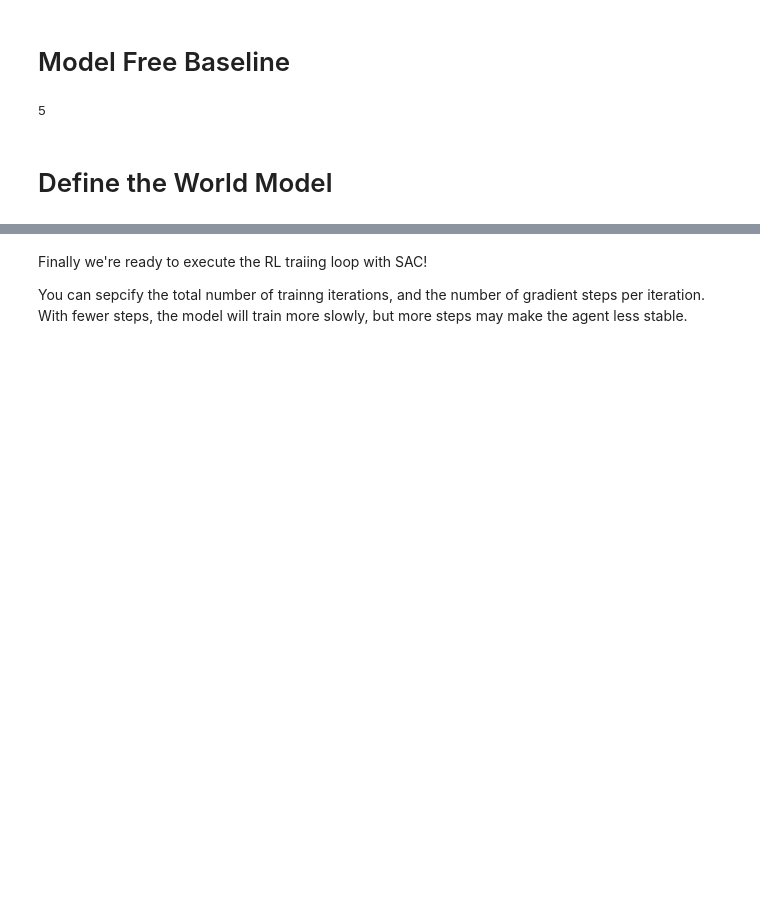
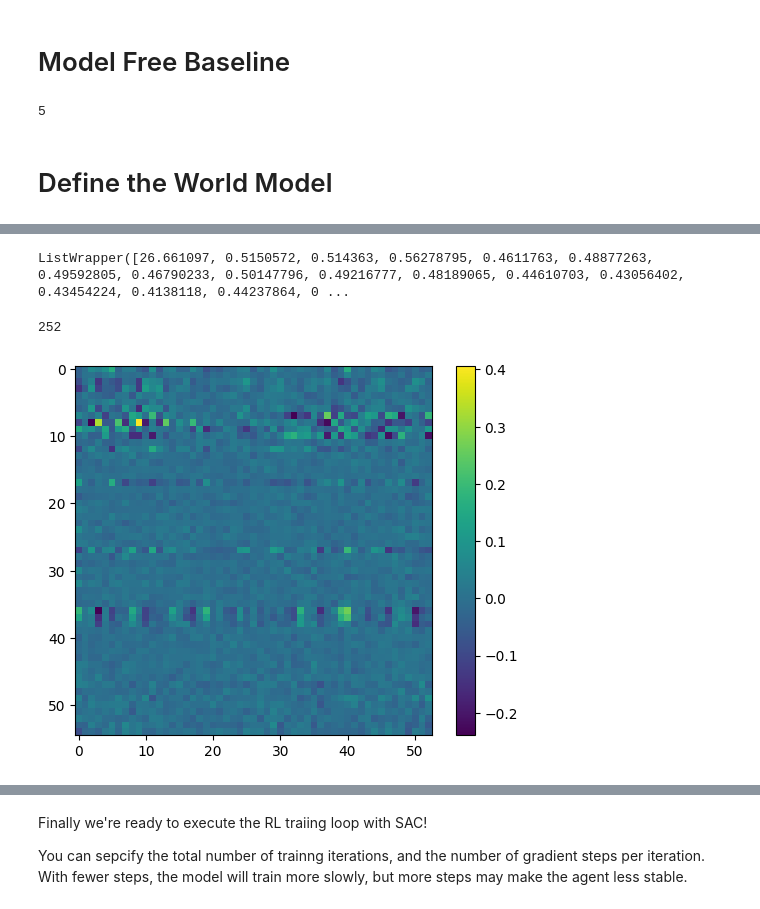
Before and after one commit to vsourirajan/sbsim_dual_control, a Jupyter notebook: smart_control/notebooks/SAC_model_assisted_rollout.ipynb, the cells around one changed output, grey strips where cells are left out. Cells and saved outputs as stored; diff of their text form; code cells hidden in the pictures; blank space fills up the shorter version.

```diff
--- a/smart_control/notebooks/SAC_model_assisted_rollout.ipynb
+++ b/smart_control/notebooks/SAC_model_assisted_rollout.ipynb
@@ -1035,0 +1134,4 @@ def generate_rollouts(world_model, initial_state, initial_reward, initial_discou
+# %%
+WM.state_predictor.prediction_errors
+# %% [output]
+ListWrapper([26.661097, 0.5150572, 0.514363, 0.56278795, 0.4611763, 0.48877263, 0.49592805, 0.46790233, 0.50147796, 0.49216777, 0.48189065, 0.44610703, 0.43056402, 0.43454224, 0.4138118, 0.44237864, 0 ...
@@ -1035,0 +1141,11 @@ def generate_rollouts(world_model, initial_state, initial_reward, initial_discou
+# %%
+rollout_length = int(4032/16)
+rollout_length
+# %% [output]
+252
+# %%
+plt.imshow(WM.state_predictor.theta.numpy())
+plt.colorbar()
+plt.show()
+# %% [output]
+[figure, added]
```
Also changed, not shown: parts of 58 cells of this notebook, 2 other files.
